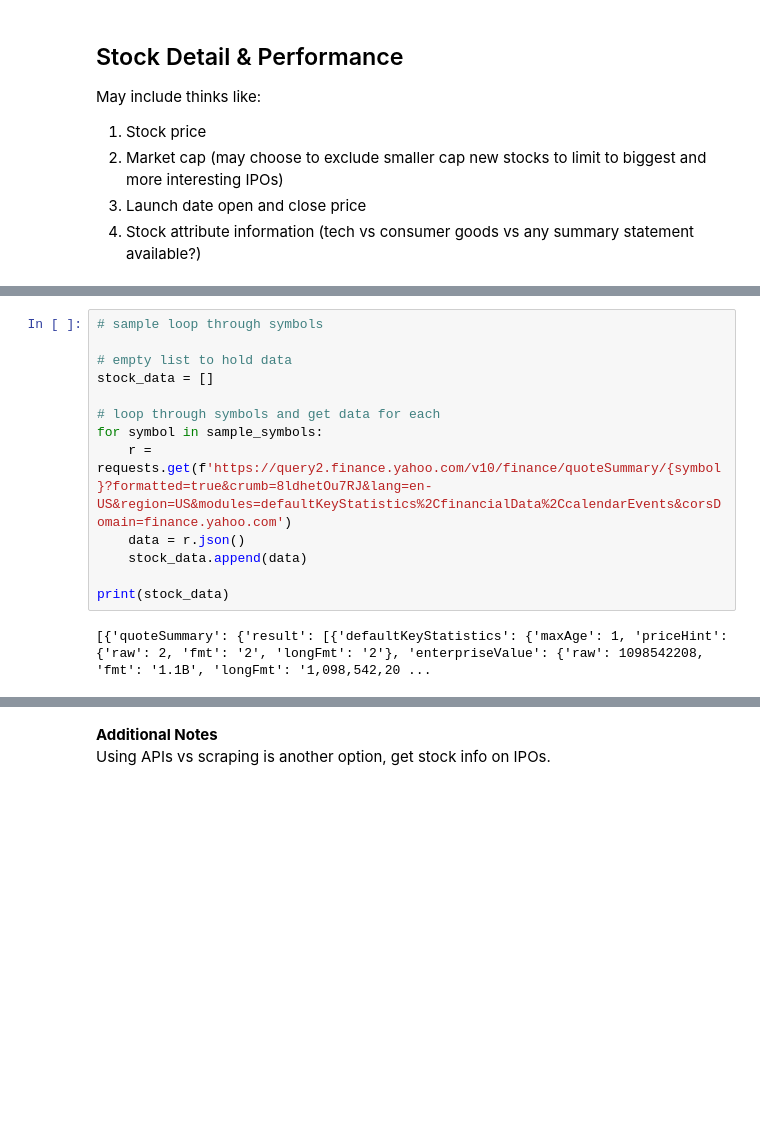
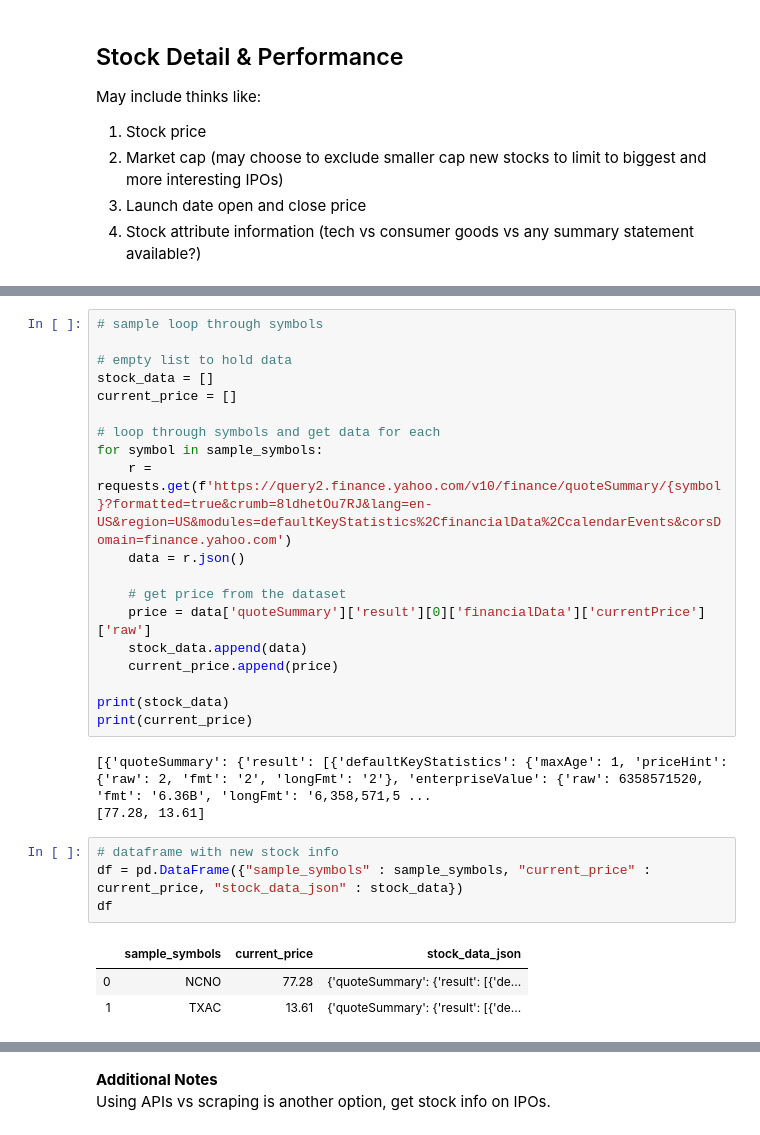
Before and after one commit to admiral810/IPO_tracker, a Jupyter notebook: get_IPO_data.ipynb, the cells around one changed output, grey strips where cells are left out. Saved outputs shown, nothing was run; the diff lists cells and outputs as text; blank space fills up the shorter version.

Commit message:
pull signle price field from yahoo fin web scrape json

```diff
--- a/get_IPO_data.ipynb
+++ b/get_IPO_data.ipynb
@@ -143,13 +147,28 @@ sample_symbols
 
 # empty list to hold data
 stock_data = []
+current_price = []
 
 # loop through symbols and get data for each
 for symbol in sample_symbols:
     r = requests.get(f'https://query2.finance.yahoo.com/v10/finance/quoteSummary/{symbol}?formatted=true&crumb=8ldhetOu7RJ&lang=en-US&region=US&modules=defaultKeyStatistics%2CfinancialData%2CcalendarEvents&corsDomain=finance.yahoo.com')
     data = r.json()
+
+    # get price from the dataset
+    price = data['quoteSummary']['result'][0]['financialData']['currentPrice']['raw']
     stock_data.append(data)
+    current_price.append(price)
 
 print(stock_data)
+print(current_price)
 # %% [output]
-[{'quoteSummary': {'result': [{'defaultKeyStatistics': {'maxAge': 1, 'priceHint': {'raw': 2, 'fmt': '2', 'longFmt': '2'}, 'enterpriseValue': {'raw': 1098542208, 'fmt': '1.1B', 'longFmt': '1,098,542,20 ...
+[{'quoteSummary': {'result': [{'defaultKeyStatistics': {'maxAge': 1, 'priceHint': {'raw': 2, 'fmt': '2', 'longFmt': '2'}, 'enterpriseValue': {'raw': 6358571520, 'fmt': '6.36B', 'longFmt': '6,358,571,5 ...
+[77.28, 13.61]
+# %%
+# dataframe with new stock info
+df = pd.DataFrame({"sample_symbols" : sample_symbols, "current_price" : current_price, "stock_data_json" : stock_data})
+df
+# %% [output]
+|  | sample_symbols | current_price | stock_data_json |
+| 0 | NCNO | 77.28 | {'quoteSummary': {'result': [{'de... |
+| 1 | TXAC | 13.61 | {'quoteSummary': {'result': [{'de... |
```
Also changed, not shown: parts of 7 cells of this notebook.
